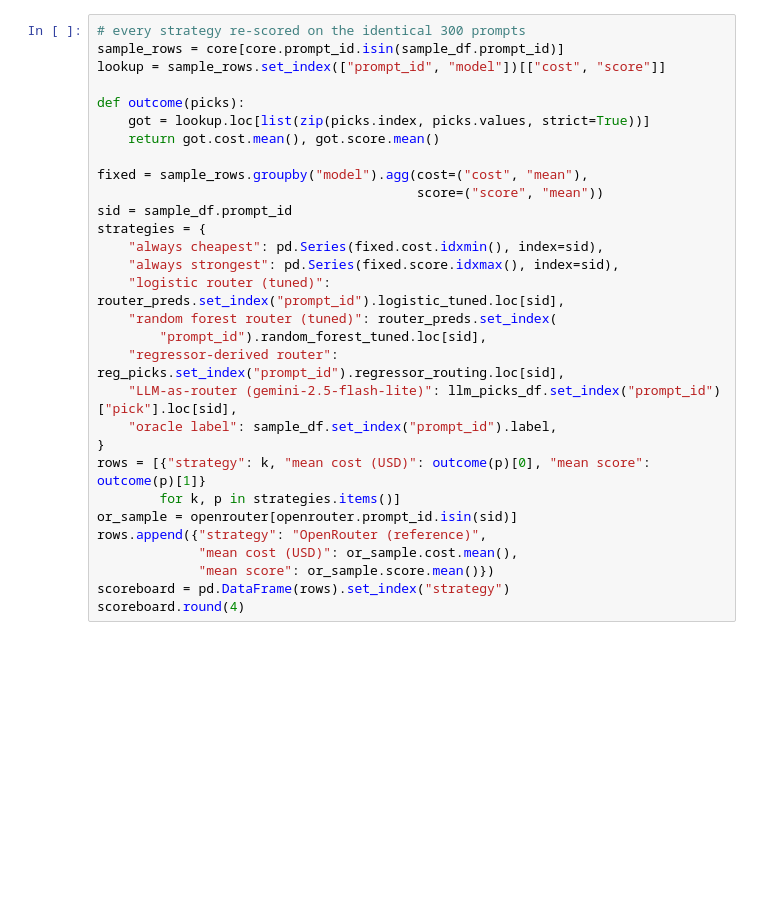
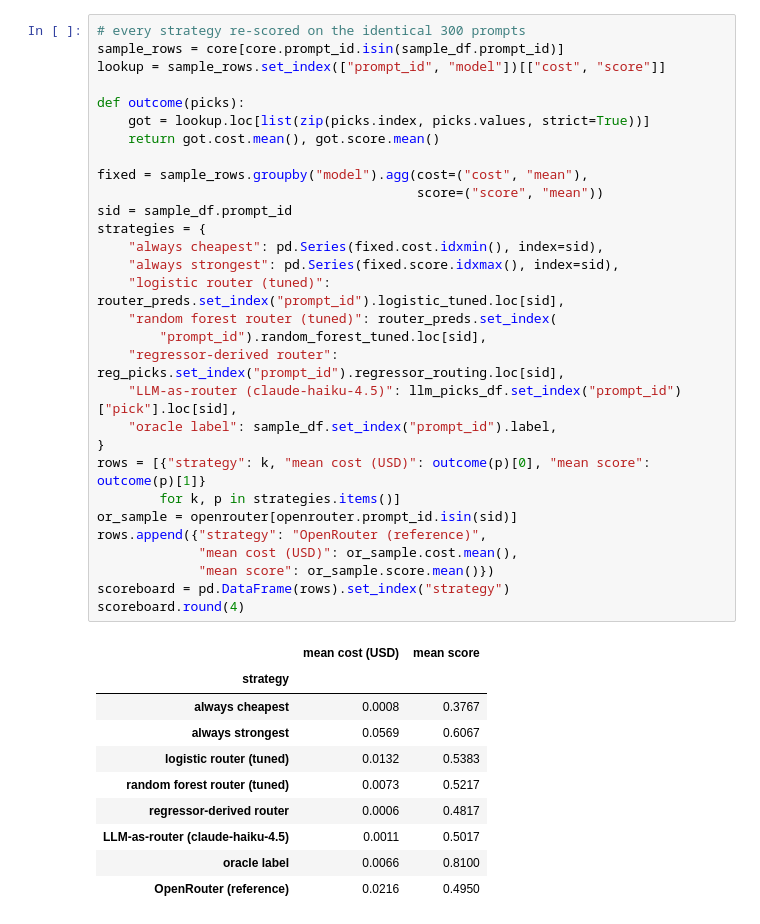
Before and after one commit to ibucketbranch/MS-AAI-501-Final_Project_IntroAI, a Jupyter notebook: notebooks/06_llm_as_router.ipynb, the cells around one changed output. Drawn from its saved outputs; the diff is of its cells as text; blank space fills up the shorter version.

Commit message:
Notebook 06: switch LLM router from gemini free tier to claude-haiku-4.5, full 300-prompt run with interpretations

```diff
--- a/notebooks/06_llm_as_router.ipynb
+++ b/notebooks/06_llm_as_router.ipynb
@@ -116,33 +191,44 @@ print(llm_picks_df.pick.value_counts(normalize=True).round(3).head(8))
 # %%
 # every strategy re-scored on the identical 300 prompts
 sample_rows = core[core.prompt_id.isin(sample_df.prompt_id)]
 lookup = sample_rows.set_index(["prompt_id", "model"])[["cost", "score"]]
 
 def outcome(picks):
     got = lookup.loc[list(zip(picks.index, picks.values, strict=True))]
     return got.cost.mean(), got.score.mean()
 
 fixed = sample_rows.groupby("model").agg(cost=("cost", "mean"),
                                          score=("score", "mean"))
 sid = sample_df.prompt_id
 strategies = {
     "always cheapest": pd.Series(fixed.cost.idxmin(), index=sid),
     "always strongest": pd.Series(fixed.score.idxmax(), index=sid),
     "logistic router (tuned)": router_preds.set_index("prompt_id").logistic_tuned.loc[sid],
     "random forest router (tuned)": router_preds.set_index(
         "prompt_id").random_forest_tuned.loc[sid],
     "regressor-derived router": reg_picks.set_index("prompt_id").regressor_routing.loc[sid],
-    "LLM-as-router (gemini-2.5-flash-lite)": llm_picks_df.set_index("prompt_id")["pick"].loc[sid],
+    "LLM-as-router (claude-haiku-4.5)": llm_picks_df.set_index("prompt_id")["pick"].loc[sid],
     "oracle label": sample_df.set_index("prompt_id").label,
 }
 rows = [{"strategy": k, "mean cost (USD)": outcome(p)[0], "mean score": outcome(p)[1]}
         for k, p in strategies.items()]
 or_sample = openrouter[openrouter.prompt_id.isin(sid)]
 rows.append({"strategy": "OpenRouter (reference)",
              "mean cost (USD)": or_sample.cost.mean(),
              "mean score": or_sample.score.mean()})
 scoreboard = pd.DataFrame(rows).set_index("strategy")
 scoreboard.round(4)
+# %% [output]
+|  | mean cost (USD) | mean score |
+| strategy |  |  |
+| always cheapest | 0.0008 | 0.3767 |
+| always strongest | 0.0569 | 0.6067 |
+| logistic router (tuned) | 0.0132 | 0.5383 |
+| random forest router (tuned) | 0.0073 | 0.5217 |
+| regressor-derived router | 0.0006 | 0.4817 |
+| LLM-as-router (claude-haiku-4.5) | 0.0011 | 0.5017 |
+| oracle label | 0.0066 | 0.8100 |
+| OpenRouter (reference) | 0.0216 | 0.4950 |
 # %%
 fig, ax = plt.subplots(figsize=(9, 7))
 ax.scatter(fixed.cost, fixed.score, color="lightgray", s=35, zorder=1,
```
Also changed, not shown: parts of 9 cells of this notebook.
